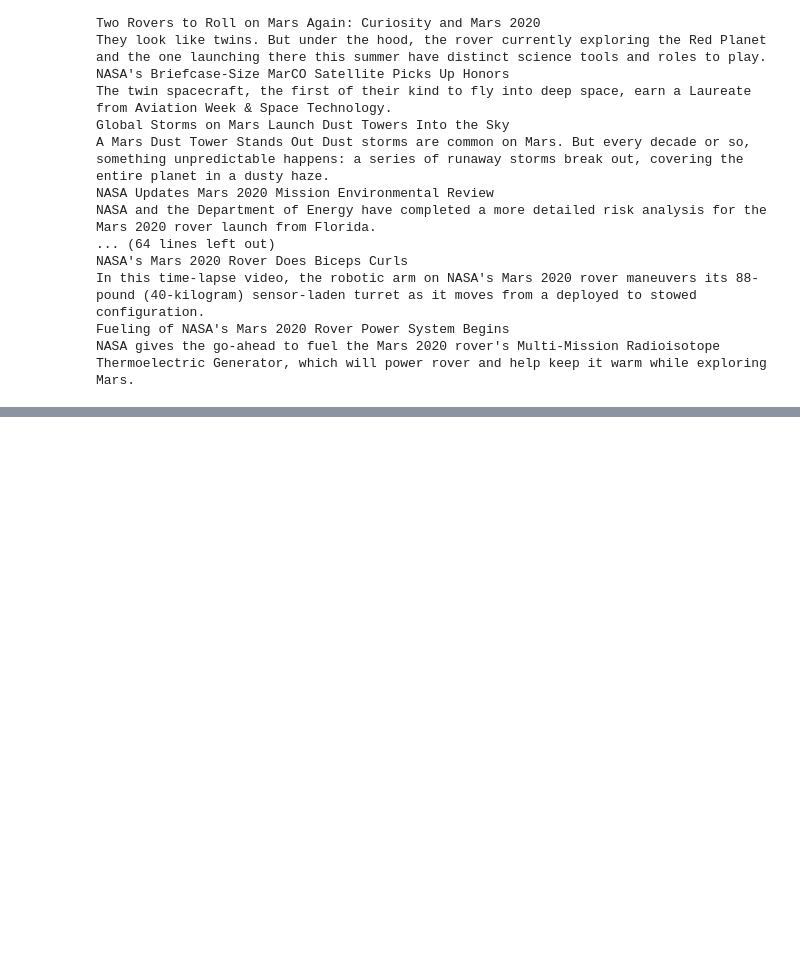
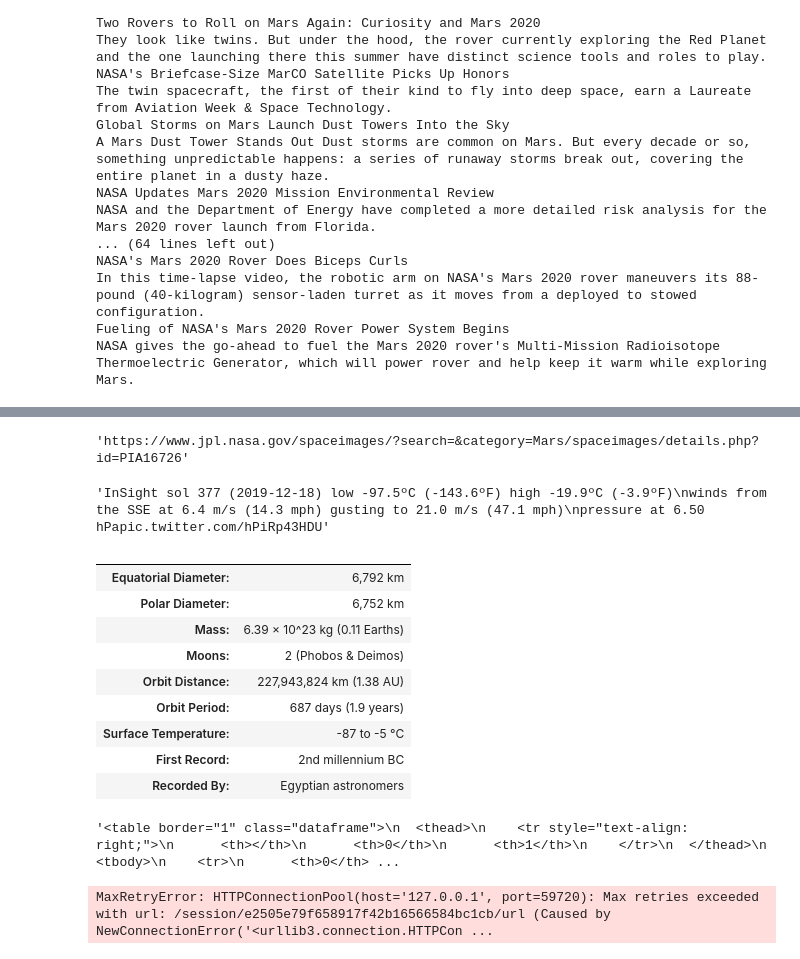
Before and after one commit to monabuttu/web-scraping-challenge, a Jupyter notebook: Missions_to_Mars/mission_to_mars.ipynb, the cells around one changed output, grey strips where cells are left out. Cells and saved outputs as stored; diff of their text form; code cells hidden in the pictures; blank space fills up the shorter version.

```diff
--- a/Missions_to_Mars/mission_to_mars.ipynb
+++ b/Missions_to_Mars/mission_to_mars.ipynb
@@ -99,0 +64,4 @@ print(soup_2.prettify())
+# %%
+ mars_dict['featured_image_url'] = featured_image_url
+# %% [output]
+'https://www.jpl.nasa.gov/spaceimages/?search=&category=Mars/spaceimages/details.php?id=PIA16726'
@@ -99,0 +72,42 @@ print(soup_2.prettify())
+# %%
+html_3 = browser.html
+soup_3 = bs(html_3, 'html.parser')
+# %%
+mars_weather = soup_3.find('p',class_='TweetTextSize TweetTextSize--normal js-tweet-text tweet-text').text
+mars_dict['mars_weather'] = mars_weather
+# %% [output]
+'InSight sol 377 (2019-12-18) low -97.5ºC (-143.6ºF) high -19.9ºC (-3.9ºF)\nwinds from the SSE at 6.4 m/s (14.3 mph) gusting to 21.0 m/s (47.1 mph)\npressure at 6.50 hPapic.twitter.com/hPiRp43HDU'
+# %%
+url_4 = 'https://space-facts.com/mars/'
+# %%
+tables = pd.read_html(url_4)
+mars_facts = tables[0]
+mars_facts.set_index(0,inplace=True)
+mars_facts.index.names = [None]
+mars_facts.columns = ['']
+html_table = mars_facts.to_html()
+html_table = html_table.replace('\n', '')
+mars_dict['html_table'] = html_table
+# %% [output]
+|  |  |
+| Equatorial Diameter: | 6,792 km |
+| Polar Diameter: | 6,752 km |
+| Mass: | 6.39 × 10^23 kg (0.11 Earths) |
+| Moons: | 2 (Phobos & Deimos) |
+| Orbit Distance: | 227,943,824 km (1.38 AU) |
+| Orbit Period: | 687 days (1.9 years) |
+| Surface Temperature: | -87 to -5 °C |
+| First Record: | 2nd millennium BC |
+| Recorded By: | Egyptian astronomers |
+# %%
+html_table = mars_facts.to_html()
+html_table
+# %% [output]
+'<table border="1" class="dataframe">\n  <thead>\n    <tr style="text-align: right;">\n      <th></th>\n      <th>0</th>\n      <th>1</th>\n    </tr>\n  </thead>\n  <tbody>\n    <tr>\n      <th>0</th> ...
+# %%
+url_5 = 'https://astrogeology.usgs.gov/search/results?q=hemisphere+enhanced&k1=target&v1=Mars'
+browser.visit(url_5)
+html_5 = browser.html
+soup_5 = bs(html_5,'html.parser')
+# %% [output]
+MaxRetryError: HTTPConnectionPool(host='127.0.0.1', port=59720): Max retries exceeded with url: /session/e2505e79f658917f42b16566584bc1cb/url (Caused by NewConnectionError('<urllib3.connection.HTTPCon ...
```
Also changed, not shown: parts of 16 cells of this notebook.
